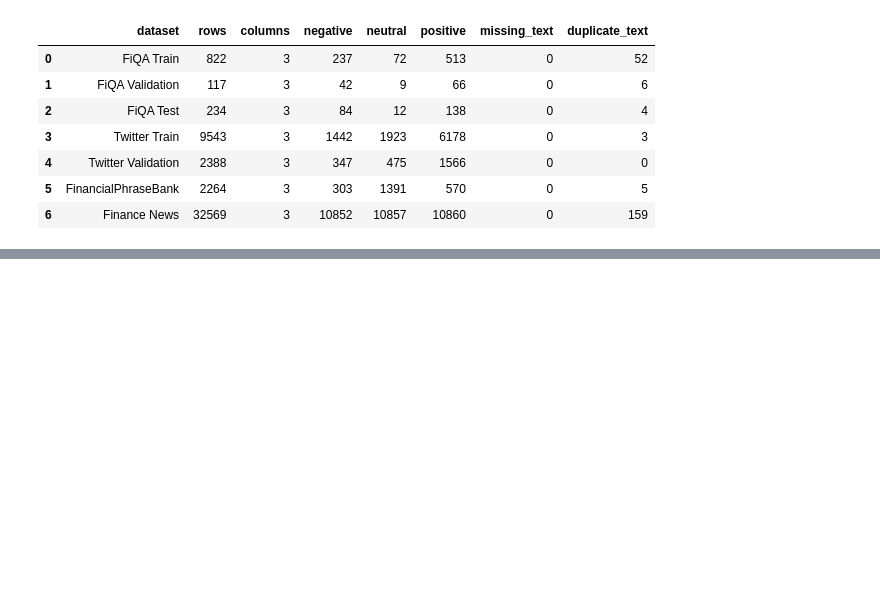
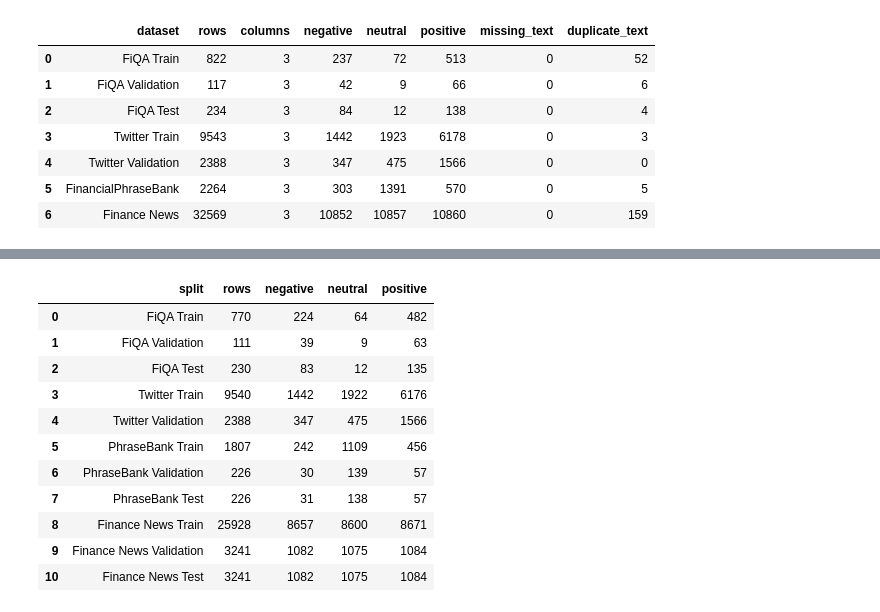
Before and after one commit to Sealie145/HACE_Financial_Sentiment_Analysis, a Jupyter notebook: notebooks/01_data_preparation.ipynb, the cells around one changed output, grey strips where cells are left out. Cells and saved outputs as stored; diff of their text form; code cells hidden in the pictures; blank space fills up the shorter version.

```diff
--- a/notebooks/01_data_preparation.ipynb
+++ b/notebooks/01_data_preparation.ipynb
@@ -1778,0 +2137,81 @@ display(dataset_summary)
+# %%
+# ============================================================
+# CELL 34 — FINAL SPLIT DISTRIBUTION
+# ============================================================
+
+print("=" * 60)
+print("FINAL CLASS DISTRIBUTIONS")
+print("=" * 60)
+
+
+final_splits = {
+
+    "FiQA Train":
+        fiqa_train_normalized,
+
+    "FiQA Validation":
+        fiqa_valid_normalized,
+
+    "FiQA Test":
+        fiqa_test_normalized,
+
+    "Twitter Train":
+        twitter_train_normalized,
+
+    "Twitter Validation":
+        twitter_valid_normalized,
+
+    "PhraseBank Train":
+        phrasebank_train,
+
+    "PhraseBank Validation":
+        phrasebank_validation,
+
+    "PhraseBank Test":
+        phrasebank_test,
+
+    "Finance News Train":
+        finance_news_train,
+
+    "Finance News Validation":
+        finance_news_validation,
+
+    "Finance News Test":
+        finance_news_test
+}
+
+
+distribution_rows = []
+
+
+for name, df in final_splits.items():
+
+    distribution_rows.append({
+
+        "split": name,
+
+        "rows": len(df),
+
+        "negative": (
+            df["label"] == 0
+        ).sum(),
+
+        "neutral": (
+            df["label"] == 1
+        ).sum(),
+
+        "positive": (
+            df["label"] == 2
+        ).sum()
+    })
+
+
+final_distribution = pd.DataFrame(
+    distribution_rows
+)
+
+
+display(
+    final_distribution
+)
+# %% [output]
@@ -1778,0 +2221,12 @@ display(dataset_summary)
+|  | split | rows | negative | neutral | positive |
+| 0 | FiQA Train | 770 | 224 | 64 | 482 |
+| 1 | FiQA Validation | 111 | 39 | 9 | 63 |
+| 2 | FiQA Test | 230 | 83 | 12 | 135 |
+| 3 | Twitter Train | 9540 | 1442 | 1922 | 6176 |
+| 4 | Twitter Validation | 2388 | 347 | 475 | 1566 |
+| 5 | PhraseBank Train | 1807 | 242 | 1109 | 456 |
+| 6 | PhraseBank Validation | 226 | 30 | 139 | 57 |
+| 7 | PhraseBank Test | 226 | 31 | 138 | 57 |
+| 8 | Finance News Train | 25928 | 8657 | 8600 | 8671 |
+| 9 | Finance News Validation | 3241 | 1082 | 1075 | 1084 |
+| 10 | Finance News Test | 3241 | 1082 | 1075 | 1084 |
```
Also changed, not shown: parts of 8 cells of this notebook.
